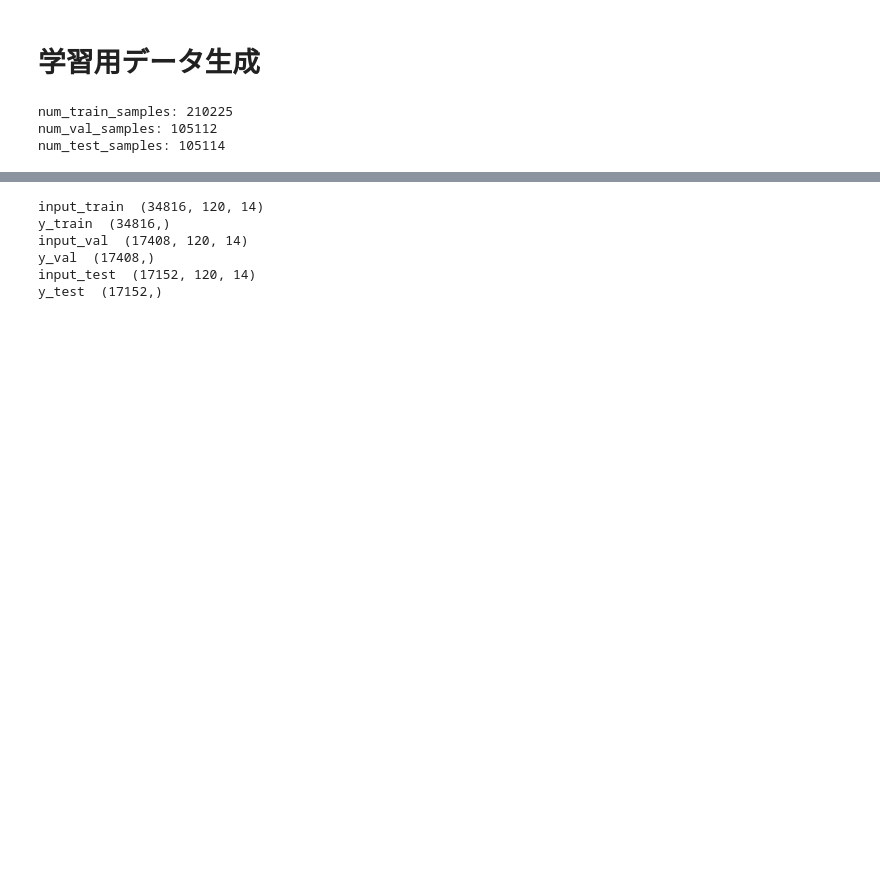
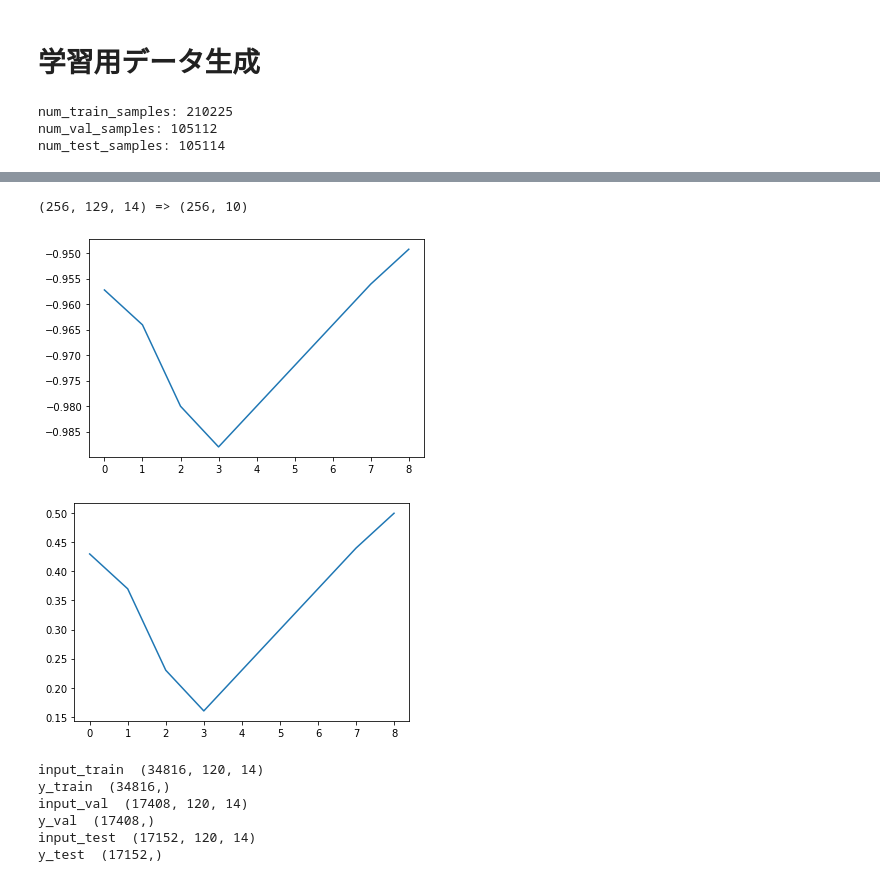
Before and after one commit to mlengineer19989/transformer_practice, a Jupyter notebook: transformer_time_series2.ipynb, the cells around one changed output, grey strips where cells are left out. Saved outputs shown, nothing was run; the diff lists cells and outputs as text; code cells hidden in the pictures; blank space fills up the shorter version.

```diff
--- a/transformer_time_series2.ipynb
+++ b/transformer_time_series2.ipynb
@@ -122,3 +163,20 @@ num_test_samples: 105114
+# %%
+for x,y in train_dataset:
+    #x, y = train_dataset[i]
+    print('%s => %s' % (x.shape, y.shape))
+    enc_input = x[:,:sequence_length]
+    dec_input = x[:,sequence_length-1:]
+
+    plt.figure()
+    plt.plot(dec_input[0,1:,1])
+
+    plt.figure()
+    plt.plot(y[0,:-1])
+    break
+# %% [output]
+(256, 129, 14) => (256, 10)
+[figure, added]
+[figure, added]
 # %%
 #transformerの場合
 enc_train, dec_train, y_train, enc_val, dec_val, y_val, enc_test, dec_test, y_test = predata.make_data_for_transformer()
```
Also changed, not shown: parts of 15 cells of this notebook.
